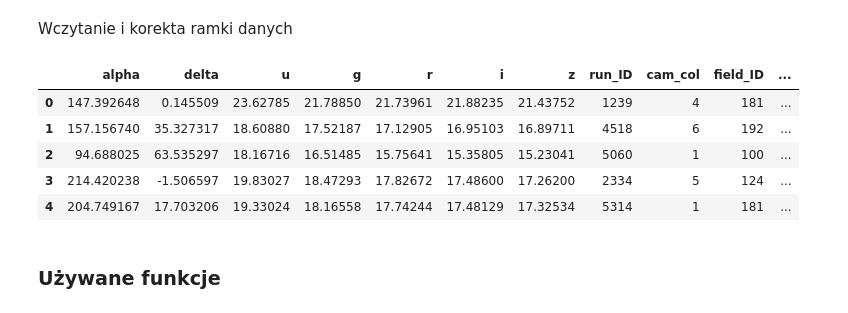
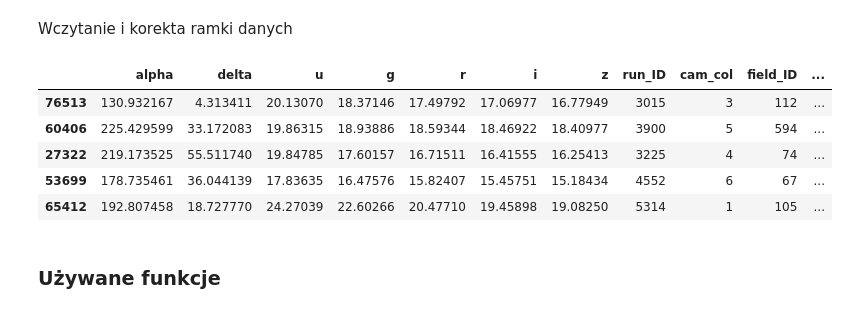
Before and after one commit to MaciejMomot/TweetsMachineLearning, a Jupyter notebook: validation_team/FE/budowa_krok_2_4.ipynb, the cells around one changed output. Drawn from its saved outputs; the diff is of its cells as text; code cells hidden in the pictures.

```diff
--- a/validation_team/FE/budowa_krok_2_4.ipynb
+++ b/validation_team/FE/budowa_krok_2_4.ipynb
@@ -104,34 +104,25 @@ seaborn==0.12.2
 # %% [markdown]
 Wczytanie i korekta ramki danych
 # %%
-# Wczytanie danych - dane do trenowania modelu
-df_original = pd.read_csv("..\\dane\\training_sample_team4.csv")
-development_unit_df = df_original.copy()
-########development_unit_df, test_sample_df = train_test_split(df_original, test_size=0.3, random_state=42)
-
-## dane testowe
-test = pd.read_csv("..\\dane\\validation_sample_team4.csv")
-
+# Wczytanie danych
+df_original = pd.read_csv("..\\dane\\star_classification.csv")
+development_unit_df, test_sample_df = train_test_split(df_original, test_size=0.3, random_state=42)
 
 # Usuwanie kolumn, które są skorelowane z innymi ze współczynnikiem 1
 development_unit_df = development_unit_df.loc[:, development_unit_df.columns != 'rerun_ID']
 development_unit_df = development_unit_df.loc[:, development_unit_df.columns != 'obj_ID']
 development_unit_df = development_unit_df.loc[:, development_unit_df.columns != 'plate']
-
-test = test.loc[:, test.columns != 'rerun_ID']
-test = test.loc[:, test.columns != 'obj_ID']
-test = test.loc[:, test.columns != 'plate']
 # Usuwanie błędnej obserwacji
 development_unit_df = development_unit_df[development_unit_df['u'] > 0]
 
 development_unit_df.head()
 # %% [output]
 |  | alpha | delta | u | g | r | i | z | run_ID | cam_col | field_ID | ... |
-| 0 | 147.392648 | 0.145509 | 23.62785 | 21.78850 | 21.73961 | 21.88235 | 21.43752 | 1239 | 4 | 181 | ... |
-| 1 | 157.156740 | 35.327317 | 18.60880 | 17.52187 | 17.12905 | 16.95103 | 16.89711 | 4518 | 6 | 192 | ... |
-| 2 | 94.688025 | 63.535297 | 18.16716 | 16.51485 | 15.75641 | 15.35805 | 15.23041 | 5060 | 1 | 100 | ... |
-| 3 | 214.420238 | -1.506597 | 19.83027 | 18.47293 | 17.82672 | 17.48600 | 17.26200 | 2334 | 5 | 124 | ... |
-| 4 | 204.749167 | 17.703206 | 19.33024 | 18.16558 | 17.74244 | 17.48129 | 17.32534 | 5314 | 1 | 181 | ... |
+| 76513 | 130.932167 | 4.313411 | 20.13070 | 18.37146 | 17.49792 | 17.06977 | 16.77949 | 3015 | 3 | 112 | ... |
+| 60406 | 225.429599 | 33.172083 | 19.86315 | 18.93886 | 18.59344 | 18.46922 | 18.40977 | 3900 | 5 | 594 | ... |
+| 27322 | 219.173525 | 55.511740 | 19.84785 | 17.60157 | 16.71511 | 16.41555 | 16.25413 | 3225 | 4 | 74 | ... |
+| 53699 | 178.735461 | 36.044139 | 17.83635 | 16.47576 | 15.82407 | 15.45751 | 15.18434 | 4552 | 6 | 67 | ... |
+| 65412 | 192.807458 | 18.727770 | 24.27039 | 22.60266 | 20.47710 | 19.45898 | 19.08250 | 5314 | 1 | 105 | ... |
 # %% [markdown]
 ### Używane funkcje
 # %%
```
Also changed, not shown: parts of 25 cells of this notebook, 3 other files.
